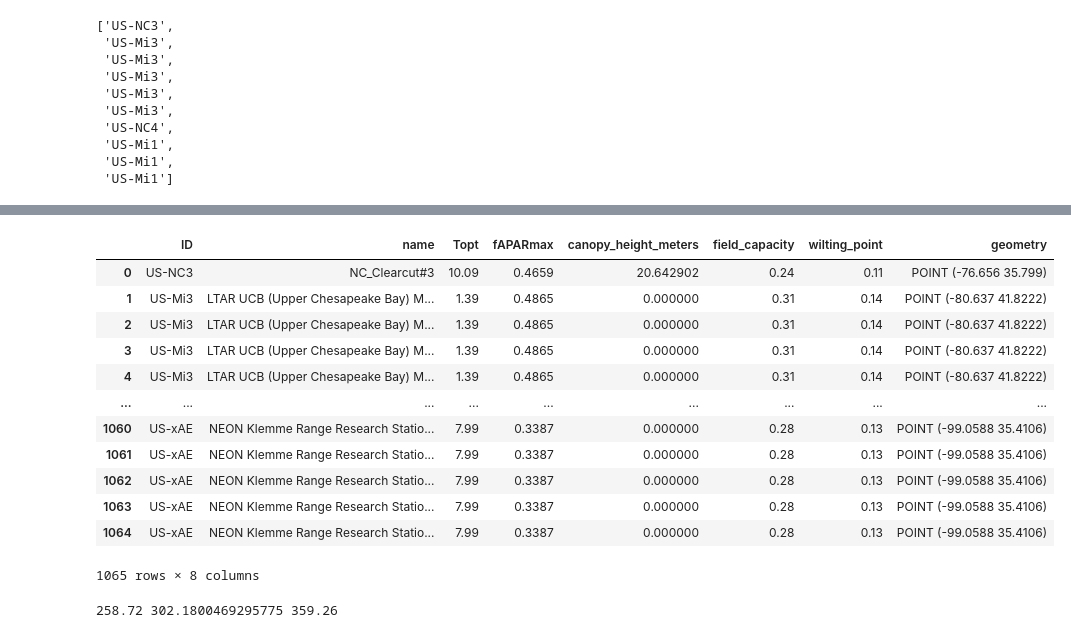
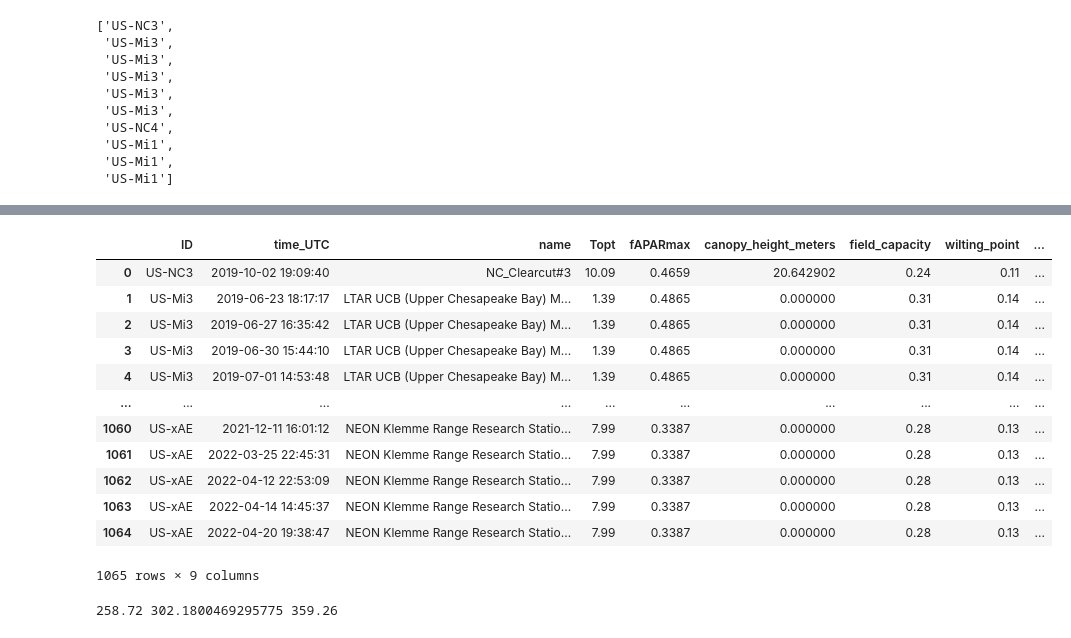
Before and after one commit to JPL-Evapotranspiration-Algorithms/PT-JPL-SM, a Jupyter notebook: notebooks/Tower Input Data for PT-JPL-SM from ECOSTRESS Collection 2 Cal-Val.ipynb, the cells around one changed output, grey strips where cells are left out. Cells and saved outputs as stored; diff of their text form; code cells hidden in the pictures.

Commit message:
working on daily ET table processing

```diff
--- a/notebooks/Tower Input Data for PT-JPL-SM from ECOSTRESS Collection 2 Cal-Val.ipynb
+++ b/notebooks/Tower Input Data for PT-JPL-SM from ECOSTRESS Collection 2 Cal-Val.ipynb
@@ -269,3 +269,6 @@ observation_tower_IDs[:10]
  'US-Mi1',
  'US-Mi1',
  'US-Mi1']
+# %%
+tower_observation_times_UTC = list(tower_data_df["Date-Time"])
+tower_observation_times_UTC
@@ -272,31 +293,32 @@ observation_tower_IDs[:10]
 # %%
 model_inputs_df = pd.DataFrame({
     "ID": observation_tower_IDs,
+    "time_UTC": tower_observation_times_UTC
 })
 
 model_inputs_df = pd.merge(
     left=model_inputs_df,
     right=tower_static_data_gdf,
     left_on="ID",
     right_on="ID",
     how="left"
 )
 
 model_inputs_df
 # %% [output]
-|  | ID | name | Topt | fAPARmax | canopy_height_meters | field_capacity | wilting_point | geometry |
-| 0 | US-NC3 | NC_Clearcut#3 | 10.09 | 0.4659 | 20.642902 | 0.24 | 0.11 | POINT (-76.656 35.799) |
-| 1 | US-Mi3 | LTAR UCB (Upper Chesapeake Bay) M... | 1.39 | 0.4865 | 0.000000 | 0.31 | 0.14 | POINT (-80.637 41.8222) |
-| 2 | US-Mi3 | LTAR UCB (Upper Chesapeake Bay) M... | 1.39 | 0.4865 | 0.000000 | 0.31 | 0.14 | POINT (-80.637 41.8222) |
-| 3 | US-Mi3 | LTAR UCB (Upper Chesapeake Bay) M... | 1.39 | 0.4865 | 0.000000 | 0.31 | 0.14 | POINT (-80.637 41.8222) |
-| 4 | US-Mi3 | LTAR UCB (Upper Chesapeake Bay) M... | 1.39 | 0.4865 | 0.000000 | 0.31 | 0.14 | POINT (-80.637 41.8222) |
-| ... | ... | ... | ... | ... | ... | ... | ... | ... |
-| 1060 | US-xAE | NEON Klemme Range Research Statio... | 7.99 | 0.3387 | 0.000000 | 0.28 | 0.13 | POINT (-99.0588 35.4106) |
-| 1061 | US-xAE | NEON Klemme Range Research Statio... | 7.99 | 0.3387 | 0.000000 | 0.28 | 0.13 | POINT (-99.0588 35.4106) |
-| 1062 | US-xAE | NEON Klemme Range Research Statio... | 7.99 | 0.3387 | 0.000000 | 0.28 | 0.13 | POINT (-99.0588 35.4106) |
-| 1063 | US-xAE | NEON Klemme Range Research Statio... | 7.99 | 0.3387 | 0.000000 | 0.28 | 0.13 | POINT (-99.0588 35.4106) |
-| 1064 | US-xAE | NEON Klemme Range Research Statio... | 7.99 | 0.3387 | 0.000000 | 0.28 | 0.13 | POINT (-99.0588 35.4106) |
+|  | ID | time_UTC | name | Topt | fAPARmax | canopy_height_meters | field_capacity | wilting_point | ... |
+| 0 | US-NC3 | 2019-10-02 19:09:40 | NC_Clearcut#3 | 10.09 | 0.4659 | 20.642902 | 0.24 | 0.11 | ... |
+| 1 | US-Mi3 | 2019-06-23 18:17:17 | LTAR UCB (Upper Chesapeake Bay) M... | 1.39 | 0.4865 | 0.000000 | 0.31 | 0.14 | ... |
+| 2 | US-Mi3 | 2019-06-27 16:35:42 | LTAR UCB (Upper Chesapeake Bay) M... | 1.39 | 0.4865 | 0.000000 | 0.31 | 0.14 | ... |
+| 3 | US-Mi3 | 2019-06-30 15:44:10 | LTAR UCB (Upper Chesapeake Bay) M... | 1.39 | 0.4865 | 0.000000 | 0.31 | 0.14 | ... |
+| 4 | US-Mi3 | 2019-07-01 14:53:48 | LTAR UCB (Upper Chesapeake Bay) M... | 1.39 | 0.4865 | 0.000000 | 0.31 | 0.14 | ... |
+| ... | ... | ... | ... | ... | ... | ... | ... | ... | ... |
+| 1060 | US-xAE | 2021-12-11 16:01:12 | NEON Klemme Range Research Statio... | 7.99 | 0.3387 | 0.000000 | 0.28 | 0.13 | ... |
+| 1061 | US-xAE | 2022-03-25 22:45:31 | NEON Klemme Range Research Statio... | 7.99 | 0.3387 | 0.000000 | 0.28 | 0.13 | ... |
+| 1062 | US-xAE | 2022-04-12 22:53:09 | NEON Klemme Range Research Statio... | 7.99 | 0.3387 | 0.000000 | 0.28 | 0.13 | ... |
+| 1063 | US-xAE | 2022-04-14 14:45:37 | NEON Klemme Range Research Statio... | 7.99 | 0.3387 | 0.000000 | 0.28 | 0.13 | ... |
+| 1064 | US-xAE | 2022-04-20 19:38:47 | NEON Klemme Range Research Statio... | 7.99 | 0.3387 | 0.000000 | 0.28 | 0.13 | ... |
-1065 rows × 8 columns
+1065 rows × 9 columns
 # %%
 ST_K = np.array(tower_data_df.LST)
 model_inputs_df["ST_K"] = ST_K
```
Also changed, not shown: parts of 4 cells of this notebook, 4 other files.
